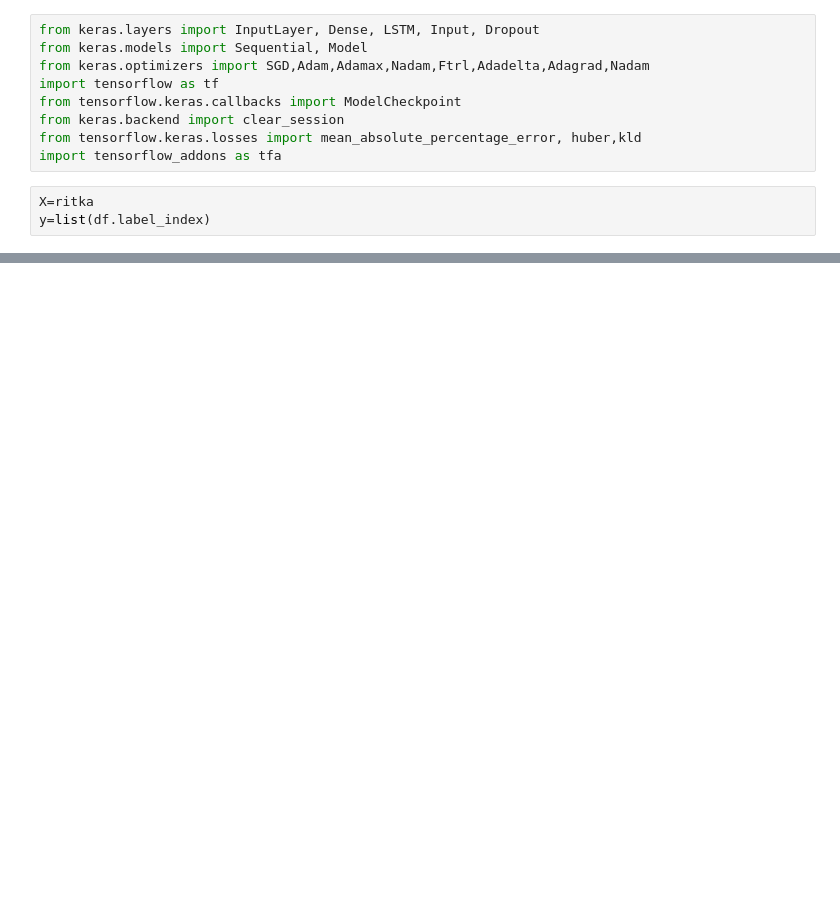
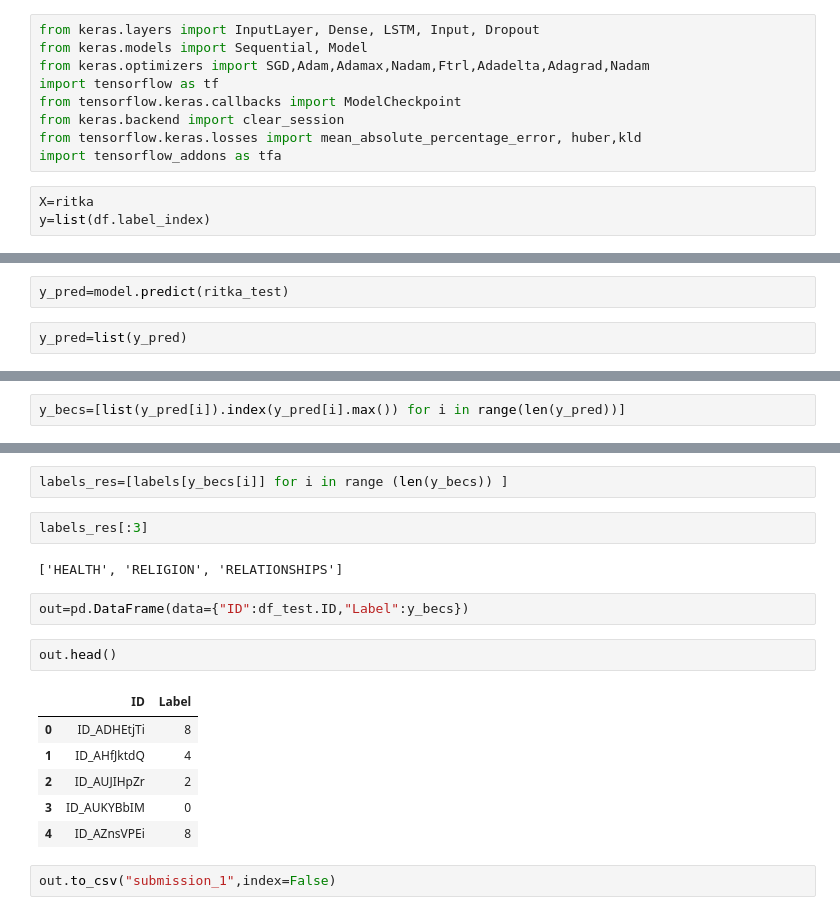
Before and after one commit to sipocz/malavi, a Jupyter notebook: Malavi.ipynb, the cells around one changed output, grey strips where cells are left out. Drawn from its saved outputs; the diff is of its cells as text; blank space fills up the shorter version.

Commit message:
submission_1

```diff
--- a/Malavi.ipynb
+++ b/Malavi.ipynb
@@ -217,0 +326,4 @@ history = model.fit( X,y,
+# %%
+y_pred=model.predict(ritka_test)
+# %%
+y_pred=list(y_pred)
@@ -217,0 +350,2 @@ history = model.fit( X,y,
+# %%
+y_becs=[list(y_pred[i]).index(y_pred[i].max()) for i in range(len(y_pred))]
@@ -217,0 +372,19 @@ history = model.fit( X,y,
+# %%
+labels_res=[labels[y_becs[i]] for i in range (len(y_becs)) ]
+# %%
+labels_res[:3]
+# %% [output]
+['HEALTH', 'RELIGION', 'RELATIONSHIPS']
+# %%
+out=pd.DataFrame(data={"ID":df_test.ID,"Label":y_becs})
+# %%
+out.head()
+# %% [output]
+|  | ID | Label |
+| 0 | ID_ADHEtjTi | 8 |
+| 1 | ID_AHfJktdQ | 4 |
+| 2 | ID_AUJIHpZr | 2 |
+| 3 | ID_AUKYBbIM | 0 |
+| 4 | ID_AZnsVPEi | 8 |
+# %%
+out.to_csv("submission_1",index=False)
```
Also changed, not shown: parts of 26 cells of this notebook.
